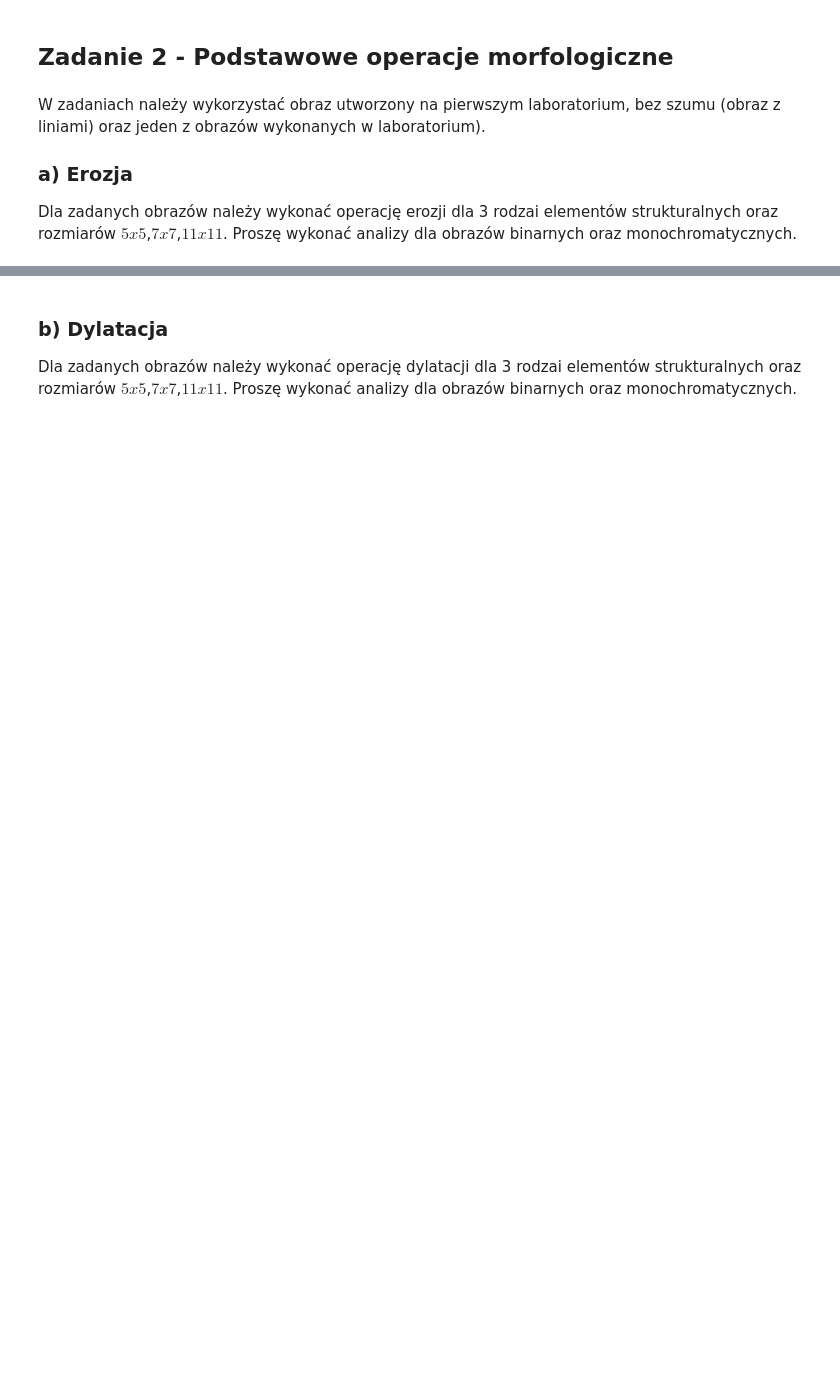
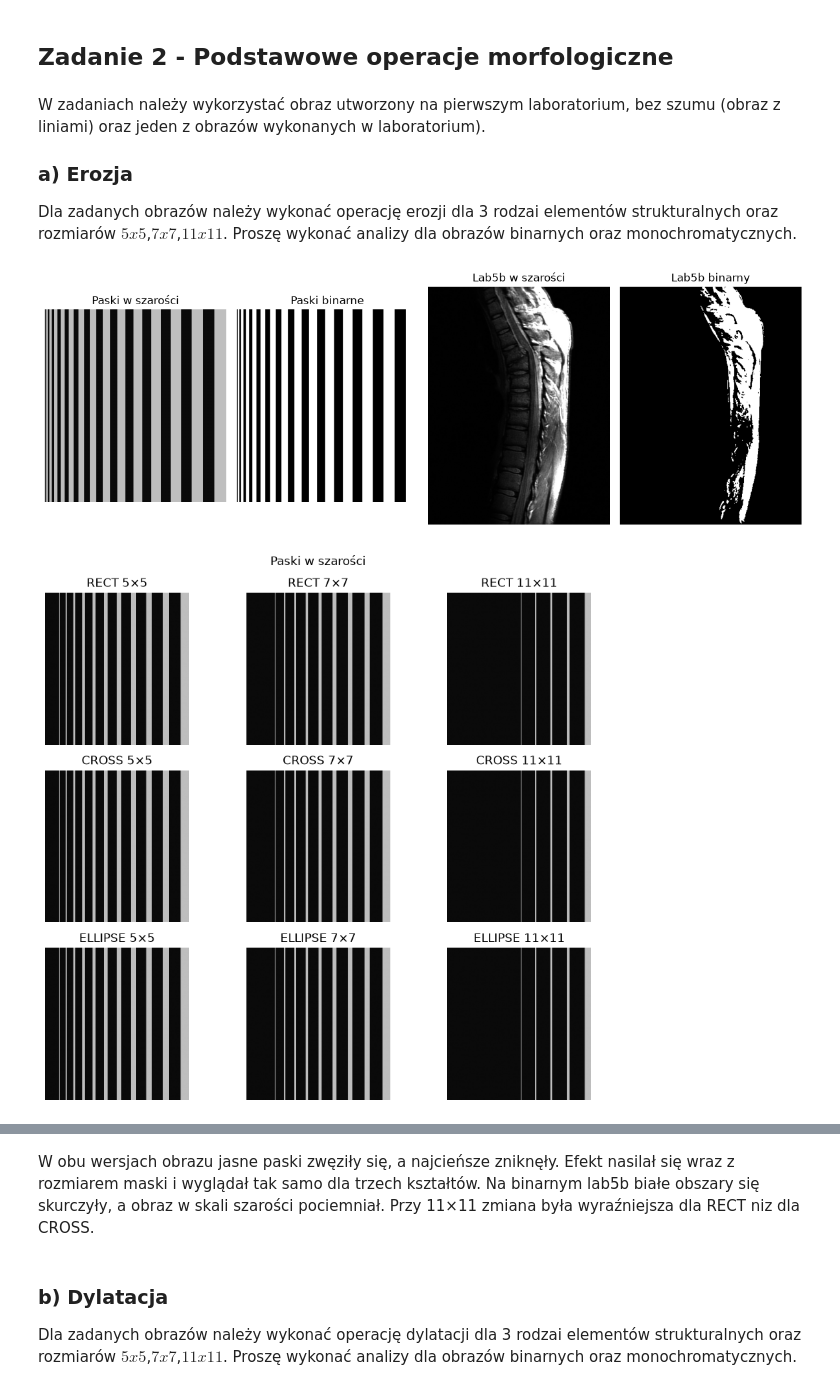
Before and after one commit to lyskawson/vision_systems, a Jupyter notebook: labs/Lab5/Lab5_Lyskawa_275462.ipynb, the cells around one changed output, grey strips where cells are left out. Saved outputs shown, nothing was run; the diff lists cells and outputs as text; code cells hidden in the pictures; blank space fills up the shorter version.

```diff
--- a/labs/Lab5/Lab5_Lyskawa_275462.ipynb
+++ b/labs/Lab5/Lab5_Lyskawa_275462.ipynb
@@ -31,3 +31,10 @@ Elemnt strukturalny definuje sąsiedztwo piksela, ktróre jest brane pod uwagę
 W tym przypadku sami określimy kwadratowy element strukturalny o rozmiarze $5x5$: `kernel = np.ones((5,5),np.uint8)`.
 
 Proszę o stworzenie elemntów o rozmiarach $3x3$,$5x5$,$7x7$,$1x1$ oraz wyświetlenie ich.
+# %%
+import numpy as np
+
+for size in (3, 5, 7, 1):
+    kernel = np.ones((size, size), dtype=np.uint8)
+    print(f"Kwadrat {size}×{size}")
+    print(kernel)
@@ -38,3 +66,11 @@ Często zdaża się, że kdratowy element strukturalny nie jest odpowiedni. W ce
 
 
 Proszę o stworzenie elemntów typu CROSS i ELLIPSE o rozmiarach $3x3$,$5x5$,$7x7$,$11x11$ oraz wyświetlenie ich.
+# %%
+import cv2 as cv
+
+for name, shape in (("CROSS", cv.MORPH_CROSS), ("ELLIPSE", cv.MORPH_ELLIPSE)):
+    for size in (3, 5, 7, 11):
+        kernel = cv.getStructuringElement(shape, (size, size))
+        print(f"{name} {size}×{size}")
+        print(kernel)
@@ -46,3 +100,60 @@ W zadaniach należy wykorzystać obraz utworzony na pierwszym laboratorium, bez
 ### a) Erozja
 
 Dla zadanych obrazów należy wykonać operację erozji dla 3 rodzai elementów strukturalnych oraz rozmiarów $5x5$,$7x7$,$11x11$. Proszę wykonać analizy dla obrazów binarnych oraz monochromatycznych.
+# %%
+from pathlib import Path
+
+import cv2 as cv
+import matplotlib.pyplot as plt
+
+photos = Path("../../photos")
+if not photos.is_dir():
+    photos = Path("photos")
+
+lines = cv.imread(str(photos / "wzorzec_paskowy.png"), cv.IMREAD_GRAYSCALE)
+gray = cv.imread(str(photos / "lab5b.jpg"), cv.IMREAD_GRAYSCALE)
+_, lines_bin = cv.threshold(lines, 0, 255, cv.THRESH_BINARY + cv.THRESH_OTSU)
+_, gray_bin = cv.threshold(gray, 0, 255, cv.THRESH_BINARY + cv.THRESH_OTSU)
+
+images = (
+    ("Paski w szarości", lines),
+    ("Paski binarne", lines_bin),
+    ("Lab5b w szarości", gray),
+    ("Lab5b binarny", gray_bin),
+)
+shapes = (
+    ("RECT", cv.MORPH_RECT),
+    ("CROSS", cv.MORPH_CROSS),
+    ("ELLIPSE", cv.MORPH_ELLIPSE),
+)
+
+kernels = []
+for label, shape in shapes:
+    for size in (5, 7, 11):
+        kernel = cv.getStructuringElement(shape, (size, size))
+        kernels.append((f"{label} {size}×{size}", kernel))
+
+fig, axes = plt.subplots(1, 4, figsize=(12, 4), layout="tight")
+for ax, (name, img) in zip(axes, images):
+    ax.imshow(img, cmap="gray", vmin=0, vmax=255)
+    ax.set_title(name)
+    ax.axis("off")
+plt.show()
+
+
+def show_results(name, results):
+    fig, axes = plt.subplots(3, 3, figsize=(9, 8), layout="tight")
+    fig.suptitle(name)
+    for ax, (label, out) in zip(axes.flat, results):
+        ax.imshow(out, cmap="gray", vmin=0, vmax=255)
+        ax.set_title(label)
+        ax.axis("off")
+    plt.show()
+
+
+for name, img in images:
+    results = [(label, cv.erode(img, kernel)) for label, kernel in kernels]
+    show_results(name, results)
+# %% [output]
+[figure, added]
+[figure, added]
@@ -49,3 +163,5 @@ Dla zadanych obrazów należy wykonać operację erozji dla 3 rodzai elementów
+# %% [markdown]
+W obu wersjach obrazu jasne paski zwęziły się, a najcieńsze zniknęły. Efekt nasilał się wraz z rozmiarem maski i wyglądał tak samo dla trzech kształtów. Na binarnym lab5b białe obszary się skurczyły, a obraz w skali szarości pociemniał. Przy 11×11 zmiana była wyraźniejsza dla RECT niz dla CROSS.
 # %% [markdown]
 ### b) Dylatacja
 
```
Also changed, not shown: parts of 16 cells of this notebook.
